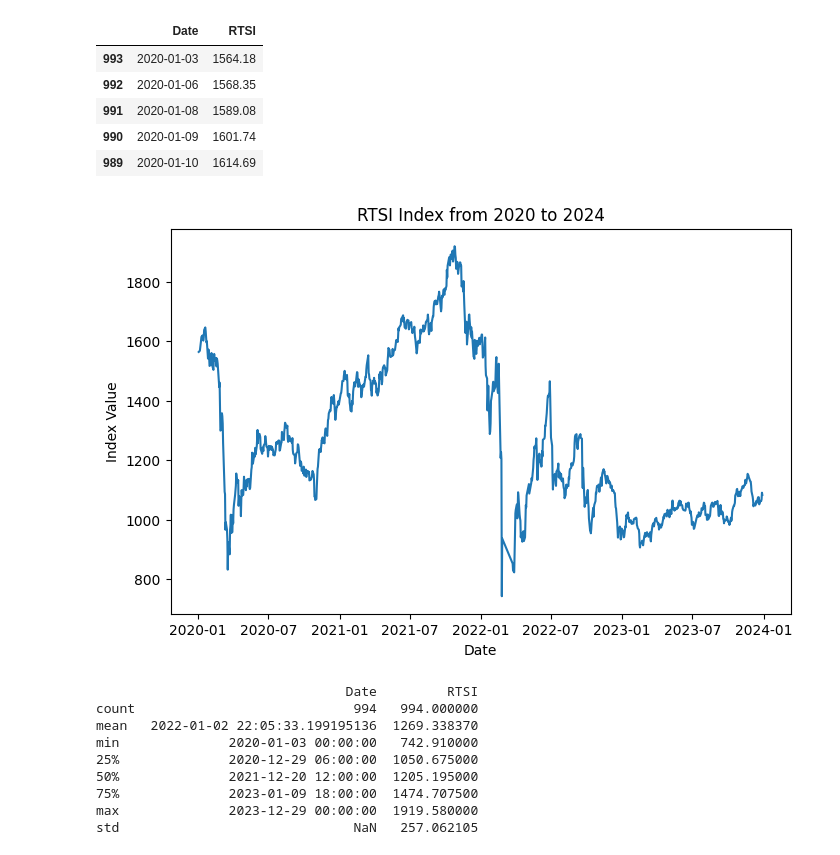
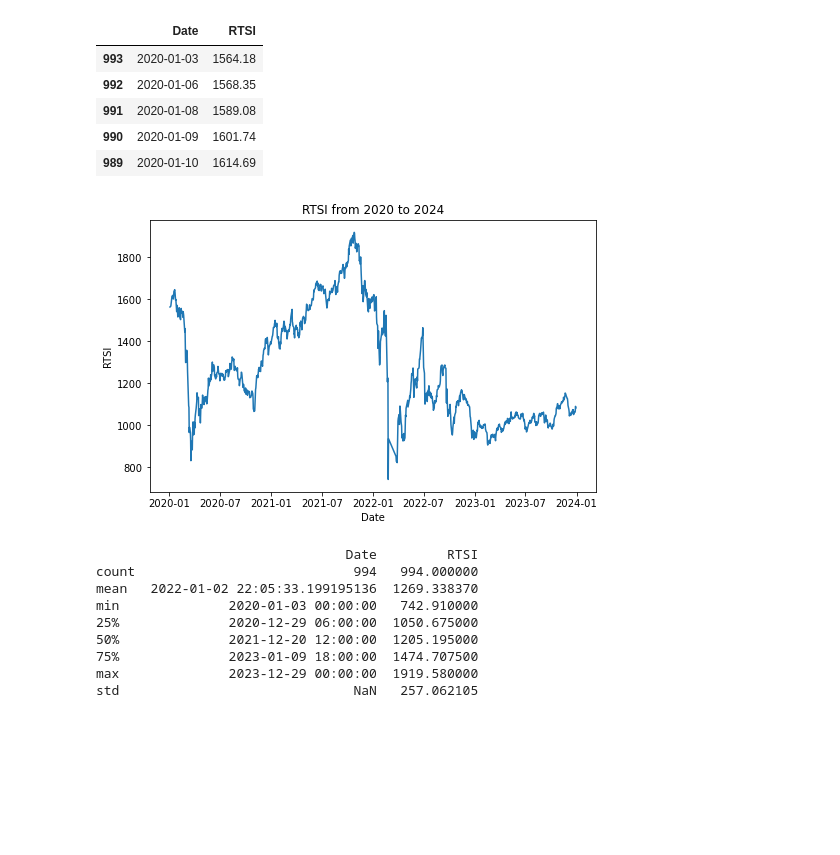
Before and after one commit to vladimirKarlov01/portfolio-risk, a Jupyter notebook: analyze_risk_factors.ipynb, the cells around one changed output. Saved outputs shown, nothing was run; the diff lists cells and outputs as text; code cells hidden in the pictures; blank space fills up the shorter version.

```diff
--- a/analyze_risk_factors.ipynb
+++ b/analyze_risk_factors.ipynb
@@ -20,0 +24,30 @@ Successfully installed et-xmlfile-1.1.0 openpyxl-3.1.4
+# %%
+def plot_acf_pacf(ts):
+    # ACF и PACF
+    fig, ax = plt.subplots(2, 1, figsize=(12, 8))
+    plot_acf(ts.dropna(), lags=40, ax=ax[0])
+    plot_pacf(ts.dropna(), lags=40, ax=ax[1])
+    plt.show()
+
+def plot_ts(df, col, date_col):
+    # Визуализация данных
+    plt.figure(figsize=(8, 5))
+    plt.plot(df[date_col].values, df[col].values)
+    plt.title(f'{col} from 2020 to 2024')
+    plt.xlabel('Date')
+    plt.ylabel(f'{col}')
+    plt.show()
+
+def make_adf(ts):
+    result = adfuller(ts.dropna())
+    print('ADF Statistic: %f' % result[0])
+    print('p-value: %f' % result[1])
+    if result[1] <= 0.05:
+        print('Stationary ts, a=0.05')
+    else:
+        print('Not Stationary ts, a=0.05')
+
+def plot_density(df, col):
+    plt.figure(figsize=(8, 5))
+    sns.histplot(df[col], stat = 'density')
+    plt.title(f'Гистограмма {col}')
@@ -28,18 +63,11 @@ data.head()
 | 991 | 2020-01-08 | 1589.08 |
 | 990 | 2020-01-09 | 1601.74 |
 | 989 | 2020-01-10 | 1614.69 |
-# %%
-# data_rtsi = data['RTSI']  # Предположим, что колонка с индексом RTSI называется 'RTSI'
-
-# Визуализация данных
-plt.figure(figsize=(8, 5))
-plt.plot(data['Date'], data['RTSI'])
-plt.title('RTSI Index from 2020 to 2024')
-plt.xlabel('Date')
-plt.ylabel('Index Value')
-plt.show()
-# %% [output]
-[figure, removed]
+# %%
+# Визуализация данных
+plot_ts(data, 'RTSI', 'Date')
+# %% [output]
+[figure, added]
 # %%
 # Описательная статистика
 print(data.describe())
```
Also changed, not shown: parts of 58 cells of this notebook.
